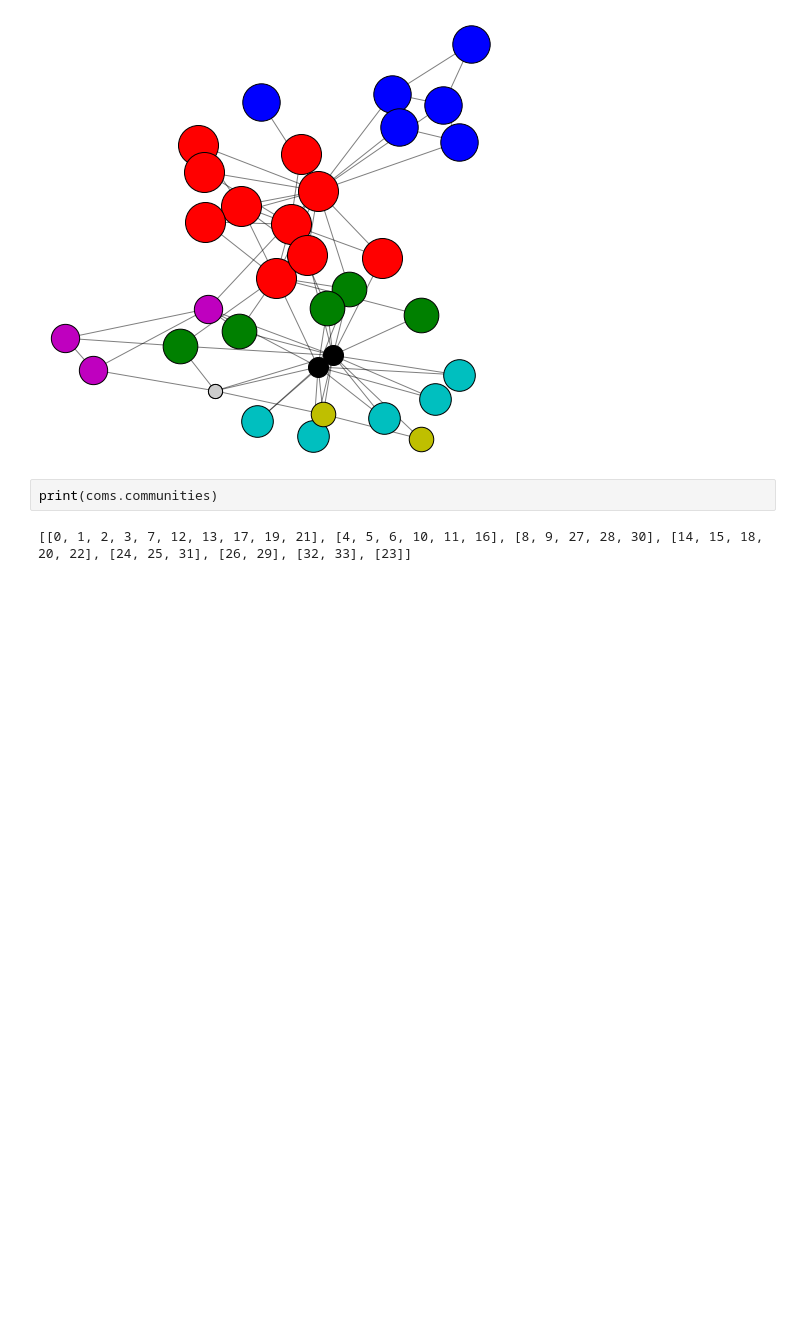
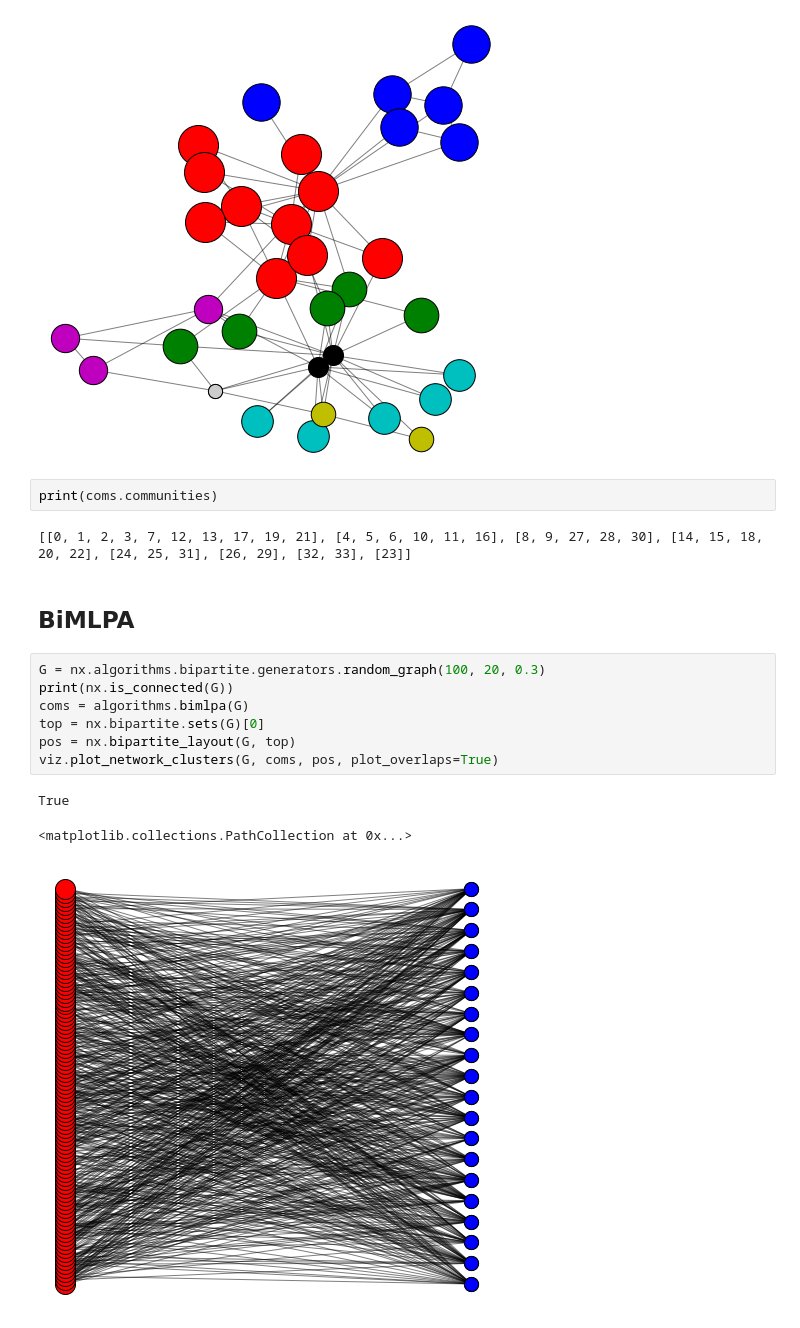
Before and after one commit to northeastern-datalab/domain_net, a Jupyter notebook: network_analysis/community_detection_analysis.ipynb, the cells around one changed output. Saved outputs shown, nothing was run; the diff lists cells and outputs as text; blank space fills up the shorter version.

```diff
--- a/network_analysis/community_detection_analysis.ipynb
+++ b/network_analysis/community_detection_analysis.ipynb
@@ -205,3 +287,16 @@ viz.plot_network_clusters(G, coms, pos, plot_overlaps=True)
 print(coms.communities)
 # %% [output]
 [[0, 1, 2, 3, 7, 12, 13, 17, 19, 21], [4, 5, 6, 10, 11, 16], [8, 9, 27, 28, 30], [14, 15, 18, 20, 22], [24, 25, 31], [26, 29], [32, 33], [23]]
+# %% [markdown]
+## BiMLPA
+# %%
+G = nx.algorithms.bipartite.generators.random_graph(100, 20, 0.3)
+print(nx.is_connected(G))
+coms = algorithms.bimlpa(G)
+top = nx.bipartite.sets(G)[0]
+pos = nx.bipartite_layout(G, top)
+viz.plot_network_clusters(G, coms, pos, plot_overlaps=True)
+# %% [output]
+True
+<matplotlib.collections.PathCollection at 0x...>
+[figure, added]
```
Also changed, not shown: parts of 12 cells of this notebook.
